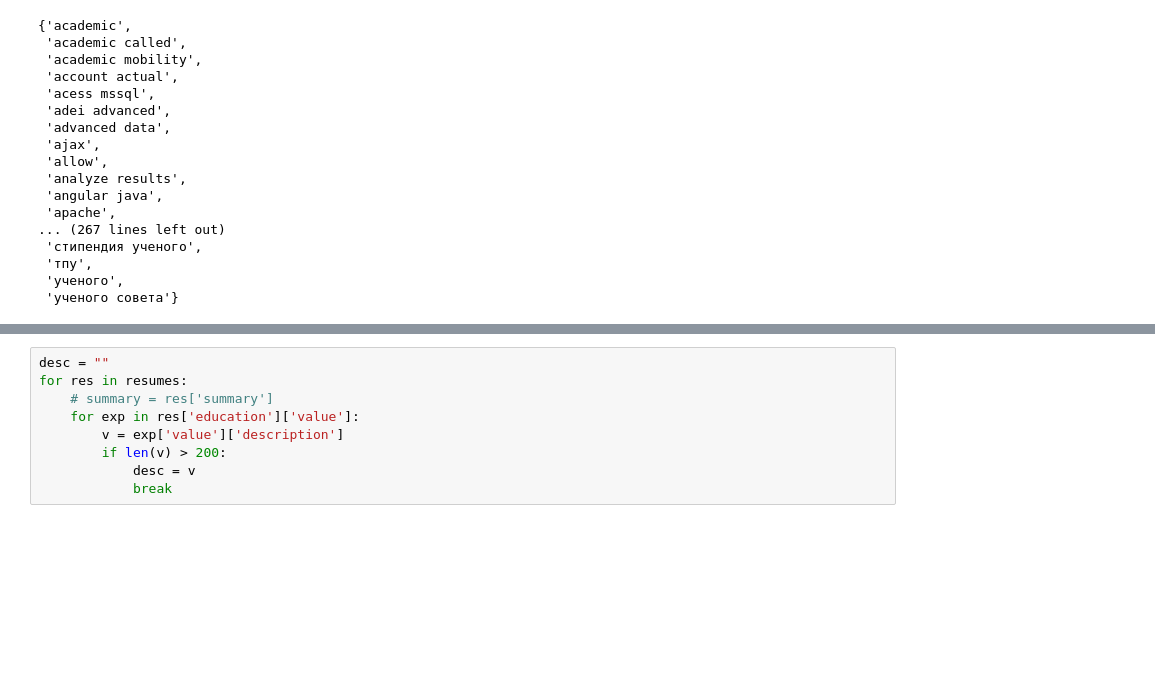
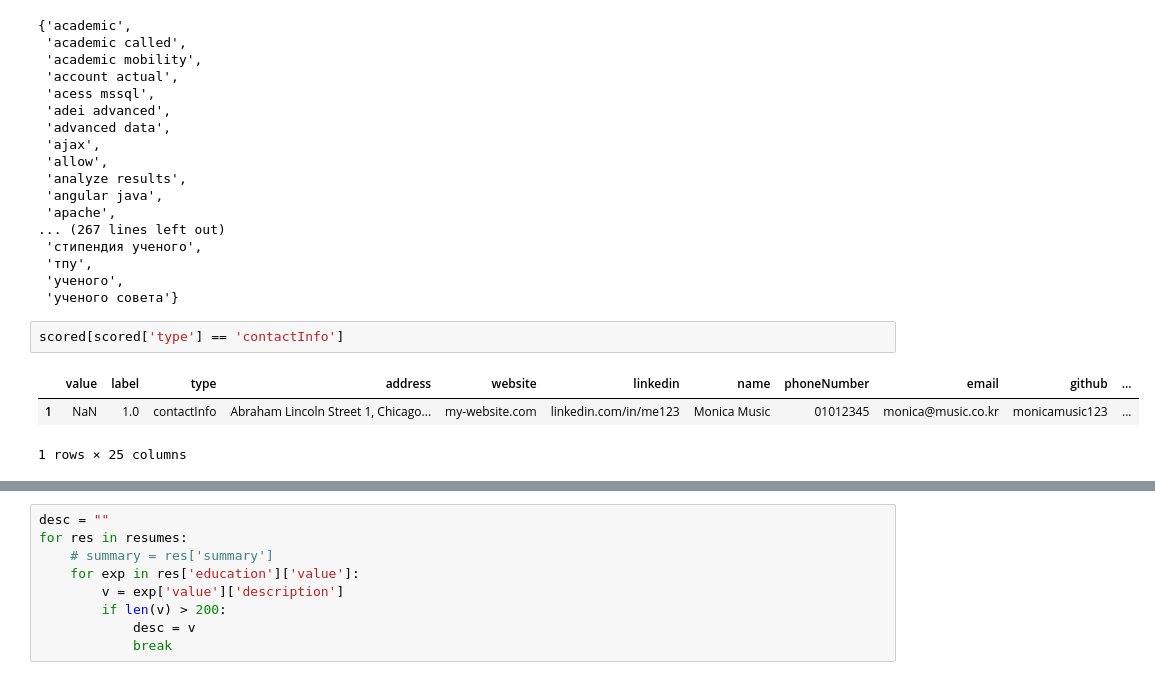
Before and after one commit to clockerdam/OpenCV, a Jupyter notebook: root/backend/test_cv_builder.ipynb, the cells around one changed output, grey strips where cells are left out. Drawn from its saved outputs; the diff is of its cells as text; blank space fills up the shorter version.

```diff
--- a/root/backend/test_cv_builder.ipynb
+++ b/root/backend/test_cv_builder.ipynb
@@ -105,6 +103,12 @@ set(scored['keywords'].map(lambda x: [v[0] for v in x]).sum())
  'тпу',
  'ученого',
  'ученого совета'}
+# %%
+scored[scored['type'] == 'contactInfo']
+# %% [output]
+|  | value | label | type | address | website | linkedin | name | phoneNumber | email | github | ... |
+| 1 | NaN | 1.0 | contactInfo | Abraham Lincoln Street 1, Chicago... | my-website.com | linkedin.com/in/me123 | Monica Music | 01012345 | monica@music.co.kr | monicamusic123 | ... |
+1 rows × 25 columns
 # %%
 importlib.reload(resume_scorer)
 
```
Also changed, not shown: parts of 3 cells of this notebook, 2 other files.
